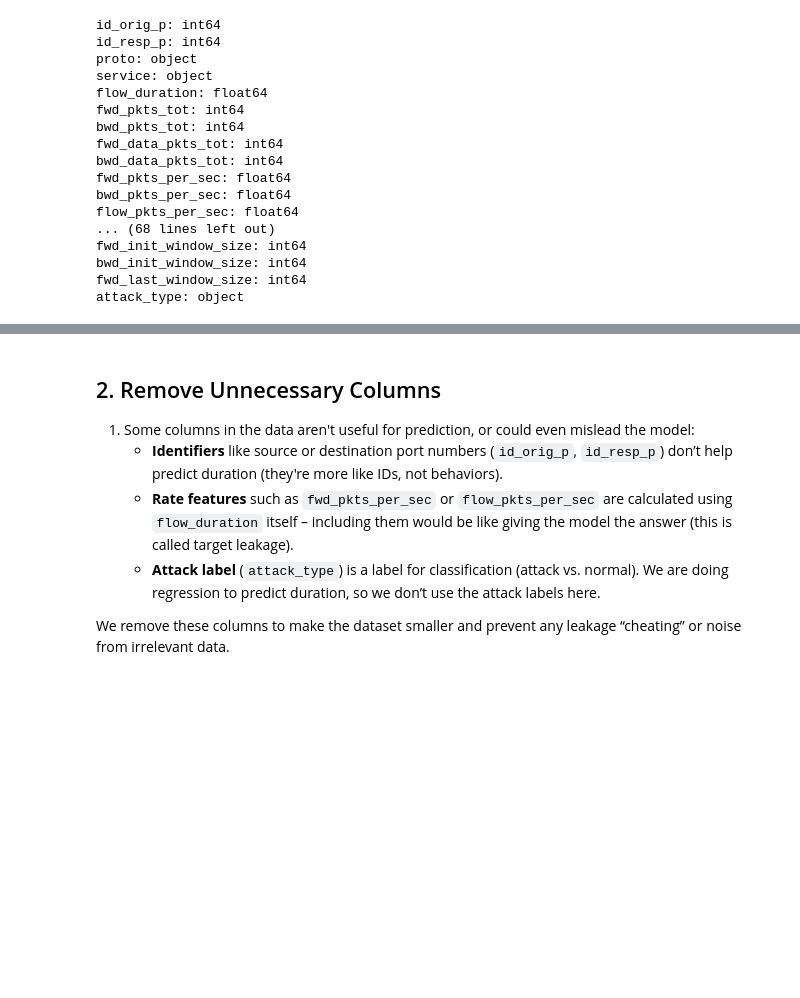
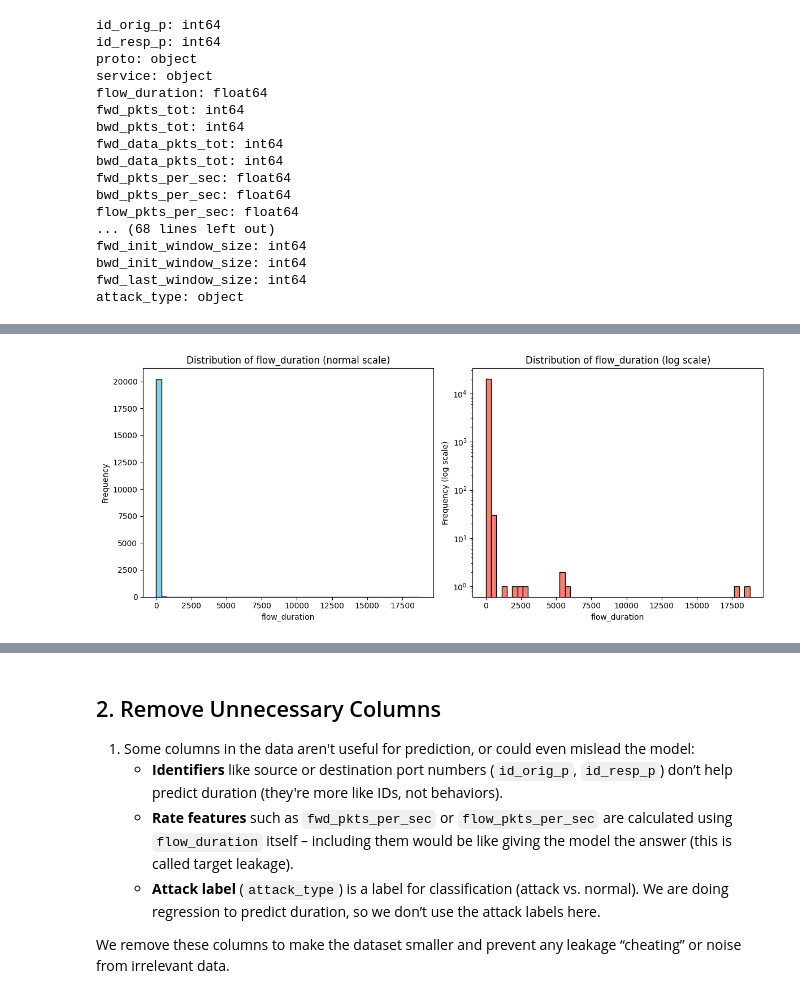
Before and after one commit to esthervanhelmont/ToU-IC2-Regression, a Jupyter notebook: notebooks/01. IC2_regression_IoT_Preprocessing.ipynb, the cells around one changed output, grey strips where cells are left out. Cells and saved outputs as stored; diff of their text form; code cells hidden in the pictures; blank space fills up the shorter version.

```diff
--- a/notebooks/01. IC2_regression_IoT_Preprocessing.ipynb
+++ b/notebooks/01. IC2_regression_IoT_Preprocessing.ipynb
@@ -62,0 +71,24 @@ attack_type: object
+# %%
+import matplotlib.pyplot as plt
+
+# Plot histogram of target variable
+plt.figure(figsize=(12,5))
+
+# Normal scale
+plt.subplot(1,2,1)
+plt.hist(df_clean["flow_duration"], bins=50, color="skyblue", edgecolor="black")
+plt.title("Distribution of flow_duration (normal scale)")
+plt.xlabel("flow_duration")
+plt.ylabel("Frequency")
+
+# Log scale
+plt.subplot(1,2,2)
+plt.hist(df_clean["flow_duration"], bins=50, color="salmon", edgecolor="black", log=True)
+plt.title("Distribution of flow_duration (log scale)")
+plt.xlabel("flow_duration")
+plt.ylabel("Frequency (log scale)")
+
+plt.tight_layout()
+plt.show()
+# %% [output]
+[figure, added]
```
Also changed, not shown: parts of 3 cells of this notebook, 3 other files.
